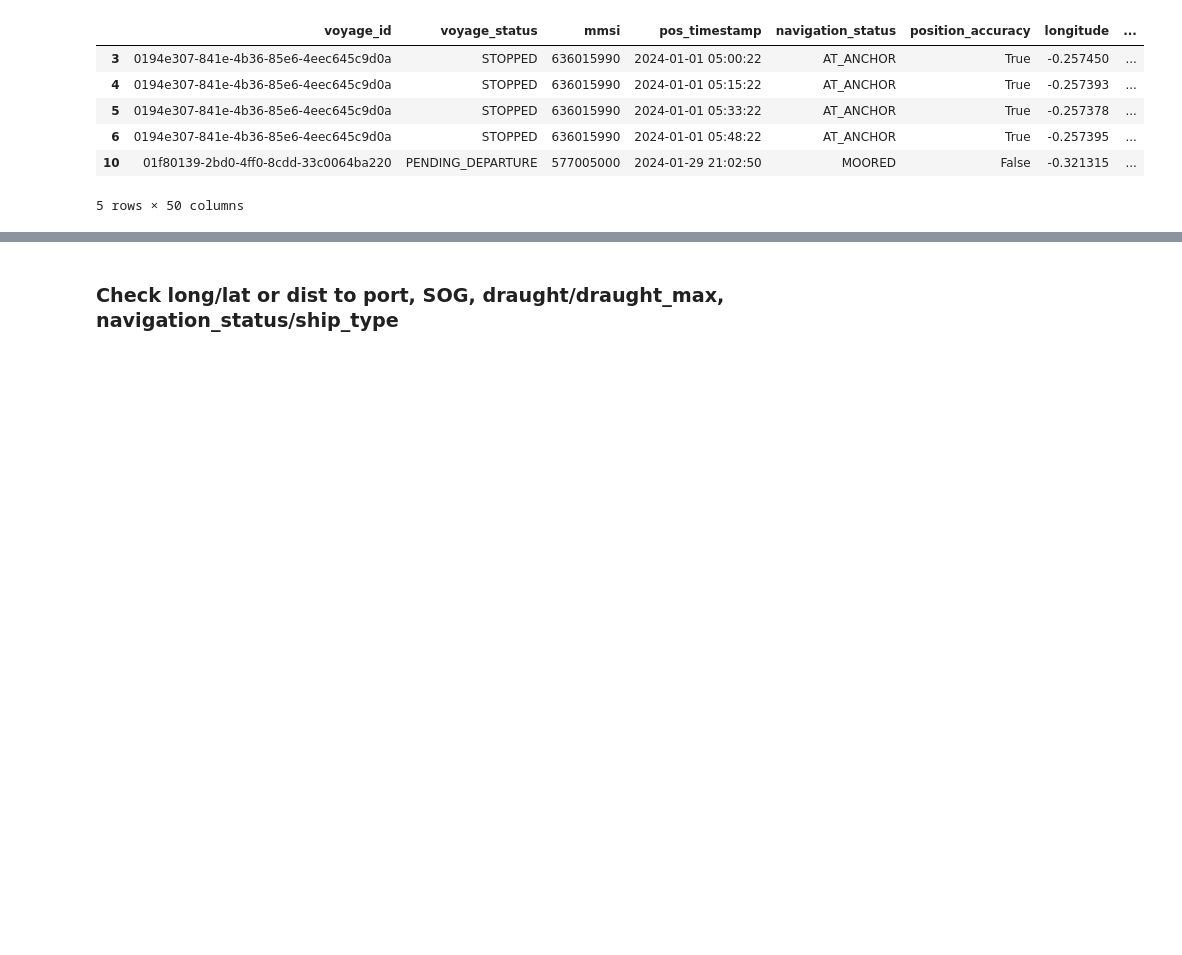
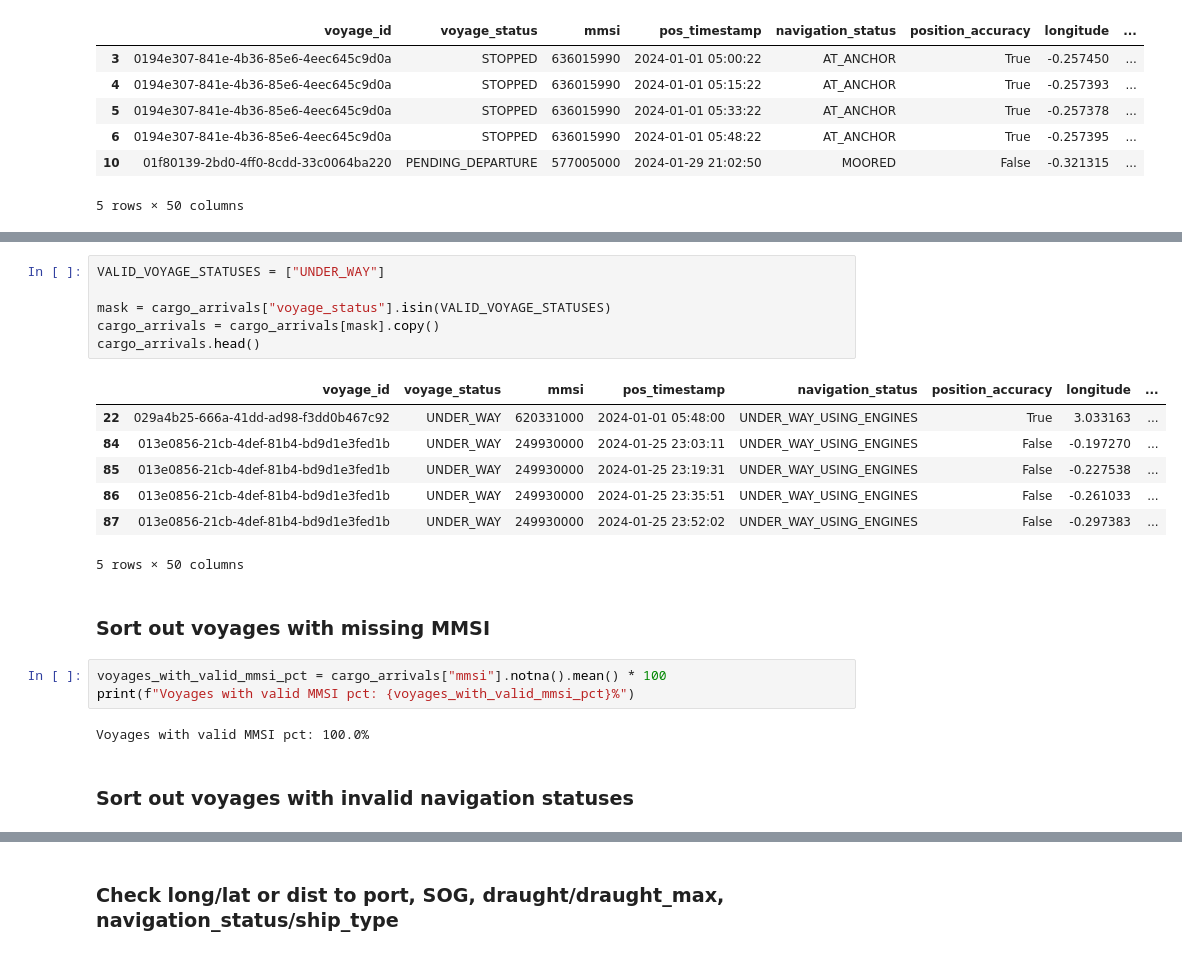
Before and after one commit to Magnuswlange/port_congestion_proj_ml, a Jupyter notebook: feature_selection.ipynb, the cells around one changed output, grey strips where cells are left out. Drawn from its saved outputs; the diff is of its cells as text; blank space fills up the shorter version.

```diff
--- a/feature_selection.ipynb
+++ b/feature_selection.ipynb
@@ -185,0 +239,23 @@ Valid vessel types pct: 33.60%
+# %%
+VALID_VOYAGE_STATUSES = ["UNDER_WAY"]
+
+mask = cargo_arrivals["voyage_status"].isin(VALID_VOYAGE_STATUSES)
+cargo_arrivals = cargo_arrivals[mask].copy()
+cargo_arrivals.head()
+# %% [output]
+|  | voyage_id | voyage_status | mmsi | pos_timestamp | navigation_status | position_accuracy | longitude | ... |
+| 22 | 029a4b25-666a-41dd-ad98-f3dd0b467c92 | UNDER_WAY | 620331000 | 2024-01-01 05:48:00 | UNDER_WAY_USING_ENGINES | True | 3.033163 | ... |
+| 84 | 013e0856-21cb-4def-81b4-bd9d1e3fed1b | UNDER_WAY | 249930000 | 2024-01-25 23:03:11 | UNDER_WAY_USING_ENGINES | False | -0.197270 | ... |
+| 85 | 013e0856-21cb-4def-81b4-bd9d1e3fed1b | UNDER_WAY | 249930000 | 2024-01-25 23:19:31 | UNDER_WAY_USING_ENGINES | False | -0.227538 | ... |
+| 86 | 013e0856-21cb-4def-81b4-bd9d1e3fed1b | UNDER_WAY | 249930000 | 2024-01-25 23:35:51 | UNDER_WAY_USING_ENGINES | False | -0.261033 | ... |
+| 87 | 013e0856-21cb-4def-81b4-bd9d1e3fed1b | UNDER_WAY | 249930000 | 2024-01-25 23:52:02 | UNDER_WAY_USING_ENGINES | False | -0.297383 | ... |
+5 rows × 50 columns
+# %% [markdown]
+### Sort out voyages with missing MMSI
+# %%
+voyages_with_valid_mmsi_pct = cargo_arrivals["mmsi"].notna().mean() * 100
+print(f"Voyages with valid MMSI pct: {voyages_with_valid_mmsi_pct}%")
+# %% [output]
+Voyages with valid MMSI pct: 100.0%
+# %% [markdown]
+### Sort out voyages with invalid navigation statuses
```
Also changed, not shown: parts of 19 cells of this notebook.
